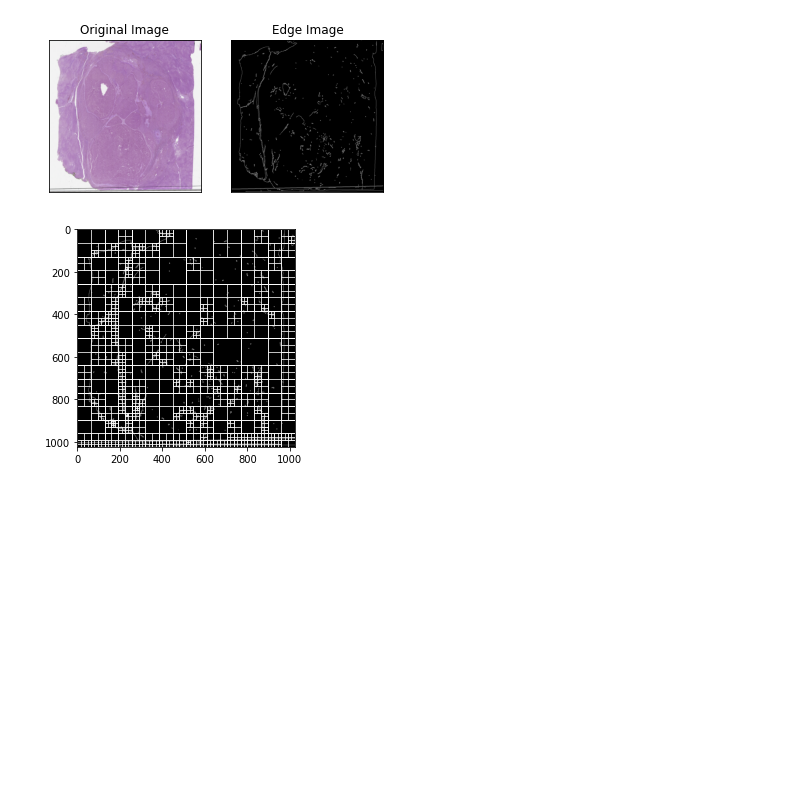
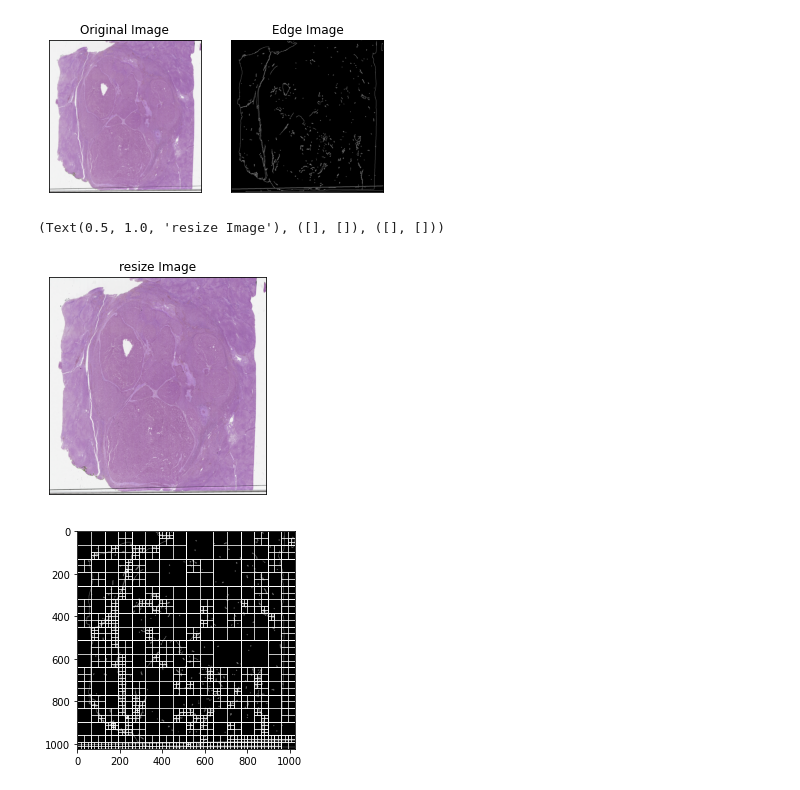
Before and after one commit to zhangenzhi/gvit, a Jupyter notebook: quadtree.ipynb, the cells around one changed output. Cells and saved outputs as stored; diff of their text form; code cells hidden in the pictures; blank space fills up the shorter version.

```diff
--- a/quadtree.ipynb
+++ b/quadtree.ipynb
@@ -44,6 +44,7 @@ img = cv.imread('./dataset/paip/output_images_and_masks/128700-2019-01-00-03-01/
 grey_img = img
 grey_img = cv.GaussianBlur(grey_img, (3,3),0)
 edges = cv.Canny(grey_img, 100, 200)
+resized_image = cv.resize(img, (1024,1024))
 
 plt.subplot(121),plt.imshow(grey_img)
 plt.title('Original Image'), plt.xticks([]), plt.yticks([])
@@ -53,6 +54,12 @@ plt.savefig(fname="paip_canny.jpg")
 plt.show()
 # %% [output]
 [figure]
+# %%
+plt.imshow(resized_image)
+plt.title('resize Image'), plt.xticks([]), plt.yticks([])
+# %% [output]
+(Text(0.5, 1.0, 'resize Image'), ([], []), ([], []))
+[figure, added]
 # %%
 fig, ax = plt.subplots()
 ax.imshow(edges, cmap = 'gray')
```
Also changed, not shown: parts of 3 cells of this notebook, 10 other files.
